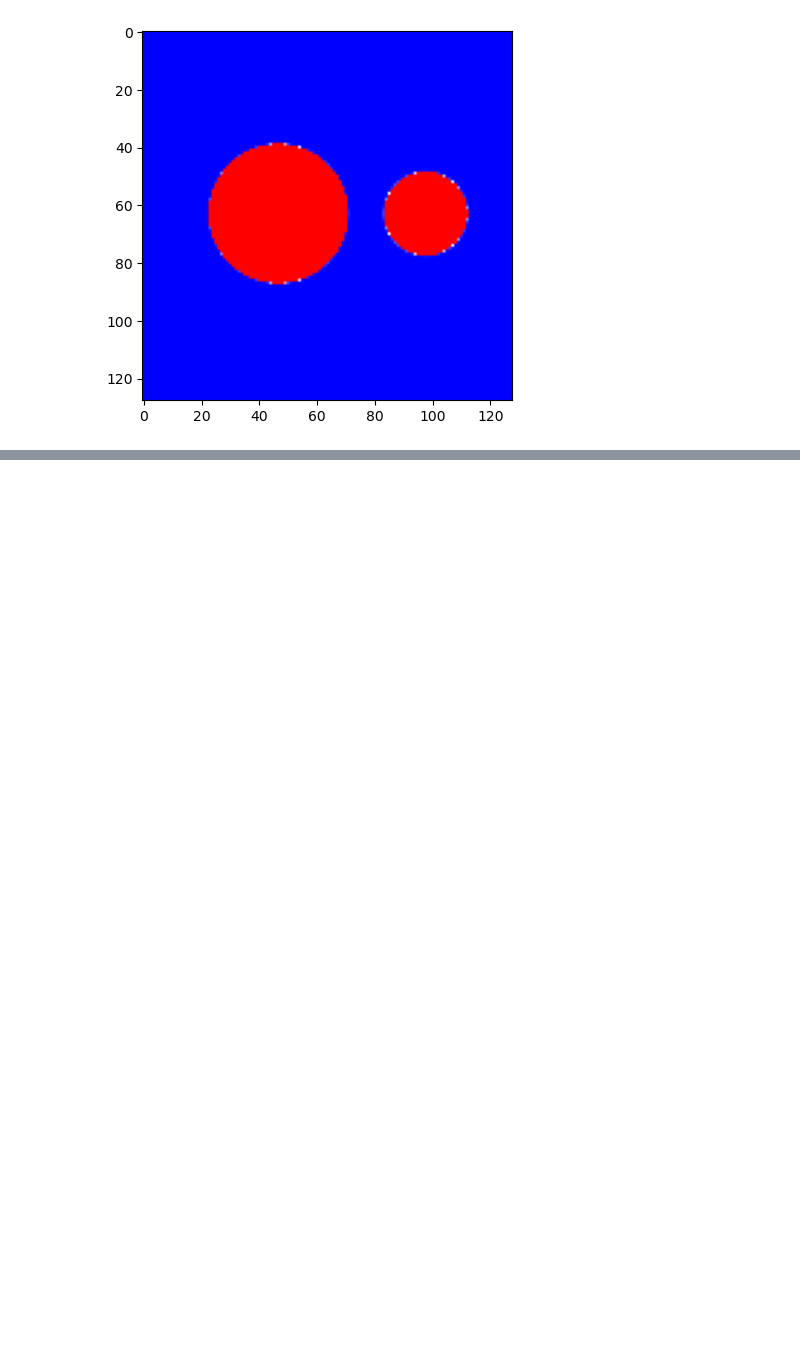
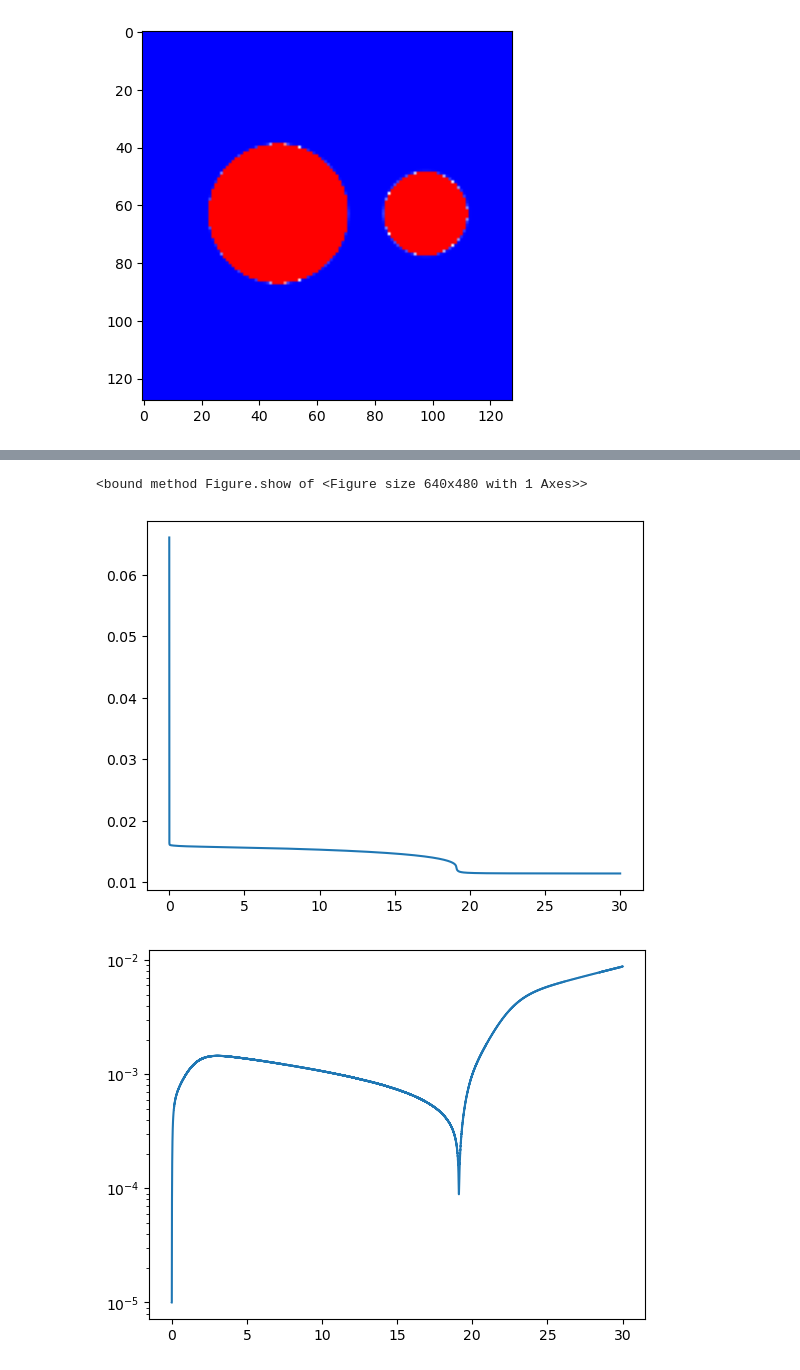
Before and after one commit to sukishergill/phase-field-model, a Jupyter notebook: Python/OK_ex_2.ipynb, the cells around one changed output, grey strips where cells are left out. Drawn from its saved outputs; the diff is of its cells as text; code cells hidden in the pictures; blank space fills up the shorter version.

```diff
--- a/Python/OK_ex_2.ipynb
+++ b/Python/OK_ex_2.ipynb
@@ -29,4 +29,11 @@ Para = Parameters(eps=0.06,
                   m=0.0,
                   S=2.0,
                   B=1.0,
-                  model="CH")
+                  model="OK")
+
+u = 2 * (
+    -np.tanh(np.emath.sqrt((Grid.xx + 0.8)**2 + Grid.yy**2 - 1.4) / (1.5 * Para.eps))
+    - np.tanh(np.emath.sqrt((Grid.xx - 1.7)**2 + Grid.yy**2 - 0.5) / (1.5 * Para.eps))
+) + 3
+
+u = np.real(u)
@@ -50,8 +50,19 @@ Results = ssav(Grid, Time, Para, u, dim=2)
 # %%
 img = plt.imshow(Results.u, cmap = 'bwr')
 img.set_clim(-1,1)
 
 plt.colorbar
 plt.show()
+
+f1 = plt.figure()
+plt.plot(Results.tt, Results.Eu)
+f1.show
+
+f2 = plt.figure()
+plt.semilogy(np.array(Results.tt[1:]), Results.dt)
+f2.show
 # %% [output]
 [figure]
+<bound method Figure.show of <Figure size 640x480 with 1 Axes>>
+[figure, added]
+[figure, added]
```
Also changed, not shown: parts of 3 cells of this notebook, 3 other files.
